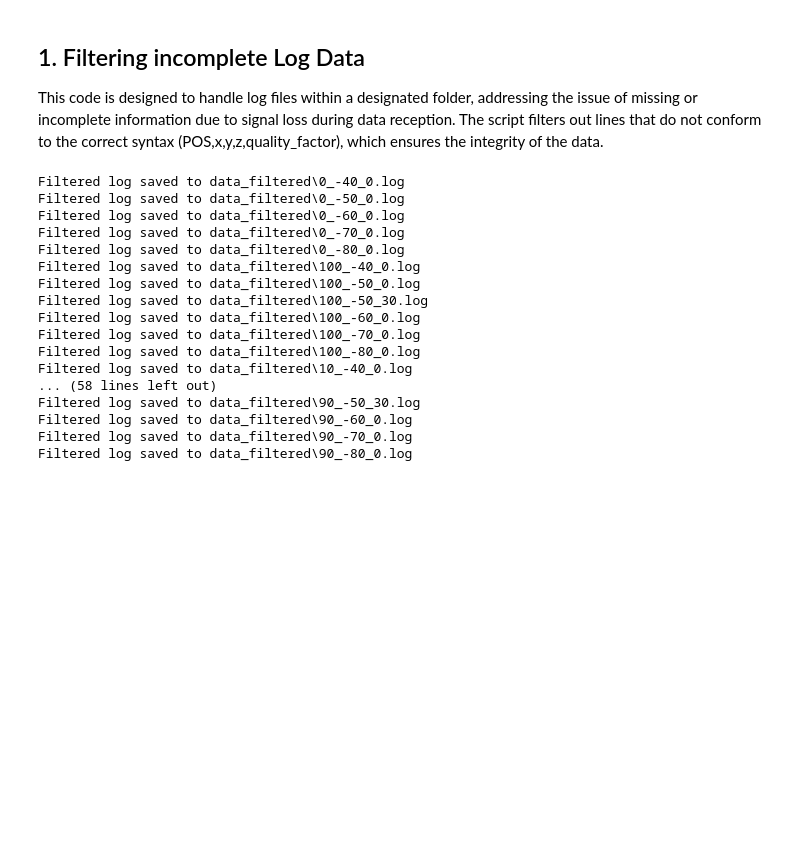
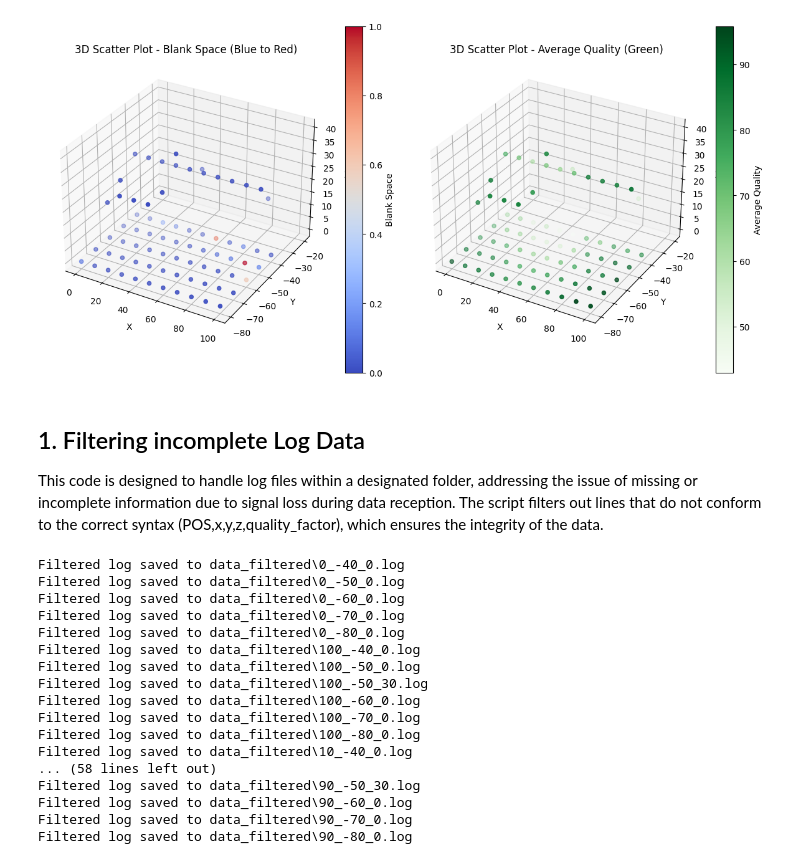
Before and after one commit to pdtnhii/abmi_position_tracking, a Jupyter notebook: src/official.ipynb, the cells around one changed output. Drawn from its saved outputs; the diff is of its cells as text; code cells hidden in the pictures; blank space fills up the shorter version.

```diff
--- a/src/official.ipynb
+++ b/src/official.ipynb
@@ -0,0 +102,99 @@
+# %%
+import os
+import csv
+
+data_folder = "data"
+output_csv = "results.csv"
+
+# Initialize the CSV header
+csv_header = ["filename", "x", "y", "z", "nb_of_blank_space", "average_quality"]
+data_rows = []
+
+# Iterate through log files in the data folder
+for log_file in os.listdir(data_folder):
+    if log_file.endswith(".log"):
+        file_path = os.path.join(data_folder, log_file)
+
+        # Extract x, y, z from the filename
+        x, y, z = map(float, os.path.splitext(log_file)[0].split('_'))
+
+        # Initialize variables for counting blank spaces and calculating average quality
+        blank_space_count = 0
+        total_quality = 0
+        quality_count = 0
+
+        # Read and process data from the log file
+        with open(file_path, 'r') as f:
+            for line in f:
+                if line.startswith("POS"):
+                    try:
+                        parts = line.strip().split(',')
+                        if len(parts) >= 5:
+                            quality = int(parts[4])
+                            total_quality += quality
+                            quality_count += 1
+                    except:
+                        print(line)
+                else:
+                    blank_space_count += 1
+
+        # Calculate average quality
+        average_quality = total_quality / quality_count if quality_count > 0 else 0
+
+        # Append data to the rows list
+        data_rows.append([log_file, x, y, z, blank_space_count, average_quality])
+
+# Write data to the CSV file
+with open(output_csv, 'w', newline='') as f:
+    writer = csv.writer(f)
+    writer.writerow(csv_header)
+    writer.writerows(data_rows)
+
+print(f"Results saved to {output_csv}.")
+
+# Initialize empty lists to store data
+x_values = []
+y_values = []
+z_values = []
+blank_space_values = []
+average_quality_values = []
+
+# Read data from the CSV file
+with open(output_csv, 'r') as f:
+    reader = csv.DictReader(f)
+    for row in reader:
+        x_values.append(float(row['x']))
+        y_values.append(float(row['y']))
+        z_values.append(float(row['z']))
+        blank_space_values.append(int(row['nb_of_blank_space']))
+        average_quality_values.append(float(row['average_quality']))
+
+# Normalize blank space values for color mapping
+blank_space_min = min(blank_space_values)
+blank_space_max = max(blank_space_values)
+normalized_blank_space = np.interp(blank_space_values, (blank_space_min, blank_space_max), (0, 1))
+
+# Create a single figure for both 3D scatter plots
+fig = plt.figure(figsize=(12, 6))  # Adjust the figsize parameter for larger graphs
+
+# Create the first 3D scatter plot for blank space (blue to red color map)
+ax_blank = fig.add_subplot(121, projection='3d')
+scatter_blank = ax_blank.scatter(x_values, y_values, z_values, c=normalized_blank_space, cmap='coolwarm', marker='o')
+ax_blank.set_title("3D Scatter Plot - Blank Space (Blue to Red)")
+ax_blank.set_xlabel('X')
+ax_blank.set_ylabel('Y')
+ax_blank.set_zlabel('Z')
+fig.colorbar(scatter_blank, ax=ax_blank, label="Blank Space")
+
+# Create the second 3D scatter plot for average quality (green)
+ax_quality = fig.add_subplot(122, projection='3d')
+scatter_quality = ax_quality.scatter(x_values, y_values, z_values, c=average_quality_values, cmap='Greens', marker='o')
+ax_quality.set_title("3D Scatter Plot - Average Quality (Green)")
+ax_quality.set_xlabel('X')
+ax_quality.set_ylabel('Y')
+ax_quality.set_zlabel('Z')
+fig.colorbar(scatter_quality, ax=ax_quality, label="Average Quality")
+
+plt.tight_layout()
+plt.show()
+# %% [output]
@@ -1,3 +208,4 @@
+[figure, added]
 # %% [markdown]
 ## 1. Filtering incomplete Log Data
 
```
Also changed, not shown: parts of 5 cells of this notebook, 3 other files.
